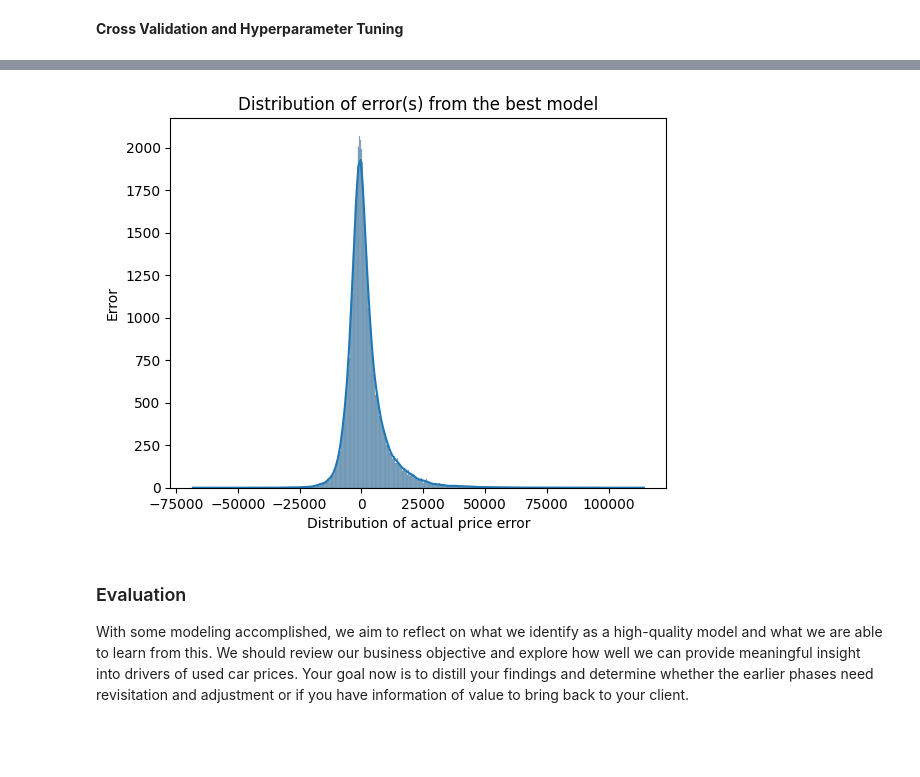
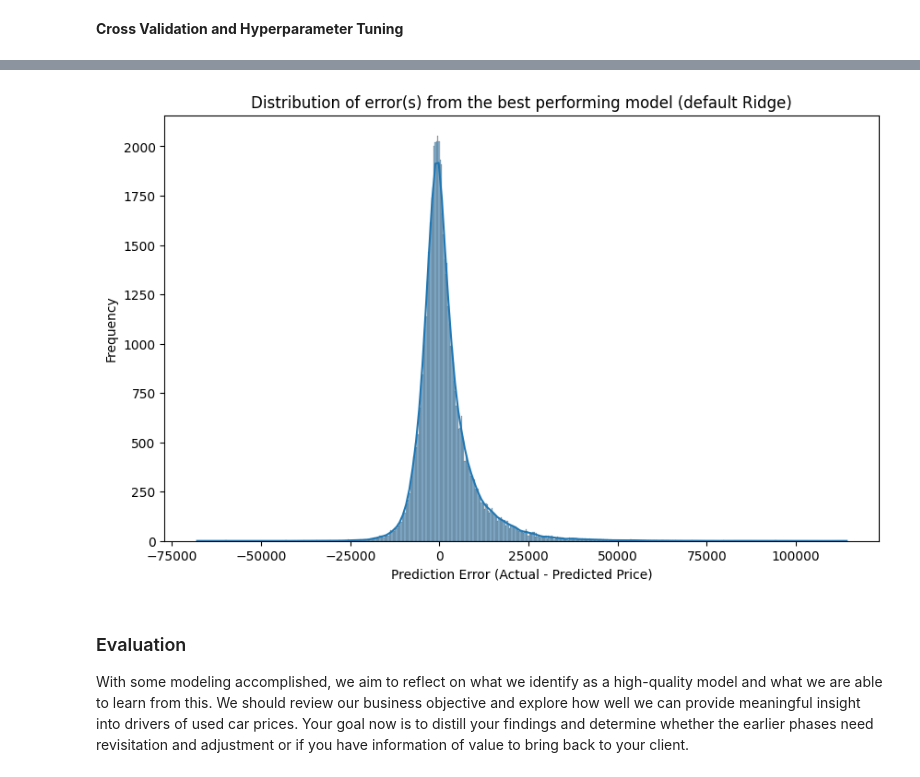
Before and after one commit to Subroy1/UsedCarPrice_DataAnalysis_For_prediction, a Jupyter notebook: PracticalAssignement2_used_cars_II.ipynb, the cells around one changed output, grey strips where cells are left out. Drawn from its saved outputs; the diff is of its cells as text; code cells hidden in the pictures; blank space fills up the shorter version.

```diff
--- a/PracticalAssignement2_used_cars_II.ipynb
+++ b/PracticalAssignement2_used_cars_II.ipynb
@@ -651,13 +649,13 @@ This is hence overregularization and a far worse model than baseline which with
 # %%
 # make it computationally viable with limited values
 param_grid_ridge ={
-    "ridge_regression__alpha" : [0.1,1.0,10.0,100.0] # make it computationally viable with limited values
+    "ridge_regression__alpha" : [0.001,0.1,1,10.0] # make it computationally viable with limited values
 }
 param_grid_lasso ={
-    "lasso_regression__alpha" : [0.01, 0.1, 1.0, 10.0]# make it computationally viable with limited values
+    "lasso_regression__alpha" : [0.001,0.01,0.1]#only test lower alphas as default value gave worst performance
 }
 param_grid_elastic_net ={
-    "elastic_net_regression__alpha" : [0.01, 0.1, 1.0, 10.0],
+    "elastic_net_regression__alpha" : [0.001,0.01, 0.1],
     "elastic_net_regression__l1_ratio" : [0.1, 0.5, 0.7, 0.9]# make it computationally viable with limited values
 }
 # %%
@@ -688,9 +686,9 @@ np.float64(-0.25229393045920134)
 # %%
-# Picking up the best param alpha from above
+# Picking up the best param alphas from above for each of the models.
 regularization_models = [
     ('ridgea', Pipeline(steps=[("preprocessor", preprocessor), ('ridgea_regression', Ridge(alpha=0.1))])),
-    ('lassoa', Pipeline(steps=[("preprocessor", preprocessor), ('lassoa_regression', Lasso(alpha=0.01))])),
-    ('elastic_neta', Pipeline(steps=[("preprocessor", preprocessor), ('elastic_neta_regression', ElasticNet(alpha=0.01,l1_ratio=0.1))]))
+    ('lassoa', Pipeline(steps=[("preprocessor", preprocessor), ('lassoa_regression', Lasso(alpha=0.001))])),
+    ('elastic_neta', Pipeline(steps=[("preprocessor", preprocessor), ('elastic_neta_regression', ElasticNet(alpha=0.001,l1_ratio=0.1))]))
 ]
 
 # Train and evaluate regularization models
@@ -701,9 +699,9 @@ for name, pipe_model in regularization_models:
     y_pred_gs = pipe_model.predict(X_test)
     y_preds_gs_actual = np.exp(y_pred_gs)
 
-    mse = mean_squared_error(y_preds_gs_actual,y_test_actual)
+    mse = mean_squared_error(y_test_actual,y_preds_gs_actual)
     rmse = np.sqrt(mse)
-    r2 = r2_score(y_preds_gs_actual,y_test_actual)
+    r2 = r2_score(y_test_actual,y_preds_gs_actual)
     results[name] = {'RMSE': rmse, 'R2': r2}
     print(f"{name}: MSE = {mse:.4f},RMSE = {rmse:.4f}, R2 = {r2:.4f}")
 # %% [output]
@@ -713,12 +724,30 @@ elastic_neta: MSE = 72103410.0915,RMSE = 8491.3727, R2 = 0.4240
+# %%
+# Loop through to get the best performing model based on R2 scores and RMSE (Ridge with default value alpha =1 performs slightly better than after GSCV model)
+ridge_pipeline = None
+for name, pipe in reg_models:
+    if name == 'ridge':
+        ridge_pipeline = pipe
+        break
+    #Fit freshly to plot
+    ridge_pipeline.fit(X_train, y_train)
+    y_preds_ridge = ridge_pipeline.predict(X_test)
+    y_preds_ridge_actual = np.exp(y_preds_ridge)
+
+# # Get the names of the expanded features
+feature_names = ridge_pipeline.named_steps['preprocesor'].get_feature_names_out()
+# # Create a Series to see the coefs
+_coefs = pd.Series(ridge_pipeline.named_steps['ridge_regression'].coef_, index=feature_names)
 # %%
-# PLOT THE ERROR OF THE BEST MODEL to see normalized distribution  assuming the linear regression model (without any regulrarization)
-sns.histplot(y_test_actual-y_preds_actual, kde=True)
-plt.title("Distribution of error(s) from the best model")
-plt.xlabel("Distribution of actual price error")
-plt.ylabel("Error")
+ # Plot the error distribution for the best model (Ridge)
+plt.figure(figsize=(10, 6))
+sns.histplot(y_test_actual - y_preds_ridge_actual, kde=True)
+plt.title("Distribution of error(s) from the best performing model (default Ridge)")
+plt.xlabel("Prediction Error (Actual - Predicted Price)")
+plt.ylabel("Frequency")
 plt.show()
+# we get a 0 mean centered normal distribution which aligns with our understanding.
 # %% [output]
-[figure, old version]
+[figure, new version]
 # %% [markdown]
 ### Evaluation
 
```
Also changed, not shown: parts of 16 cells of this notebook.
